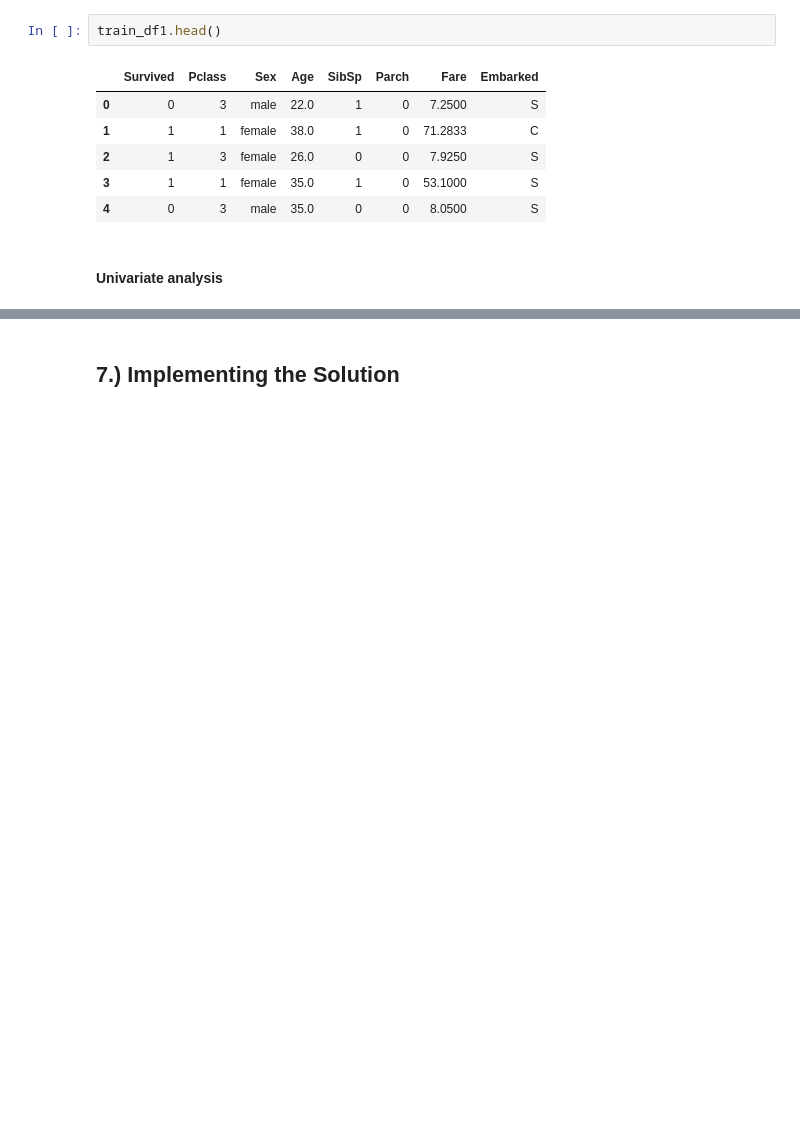
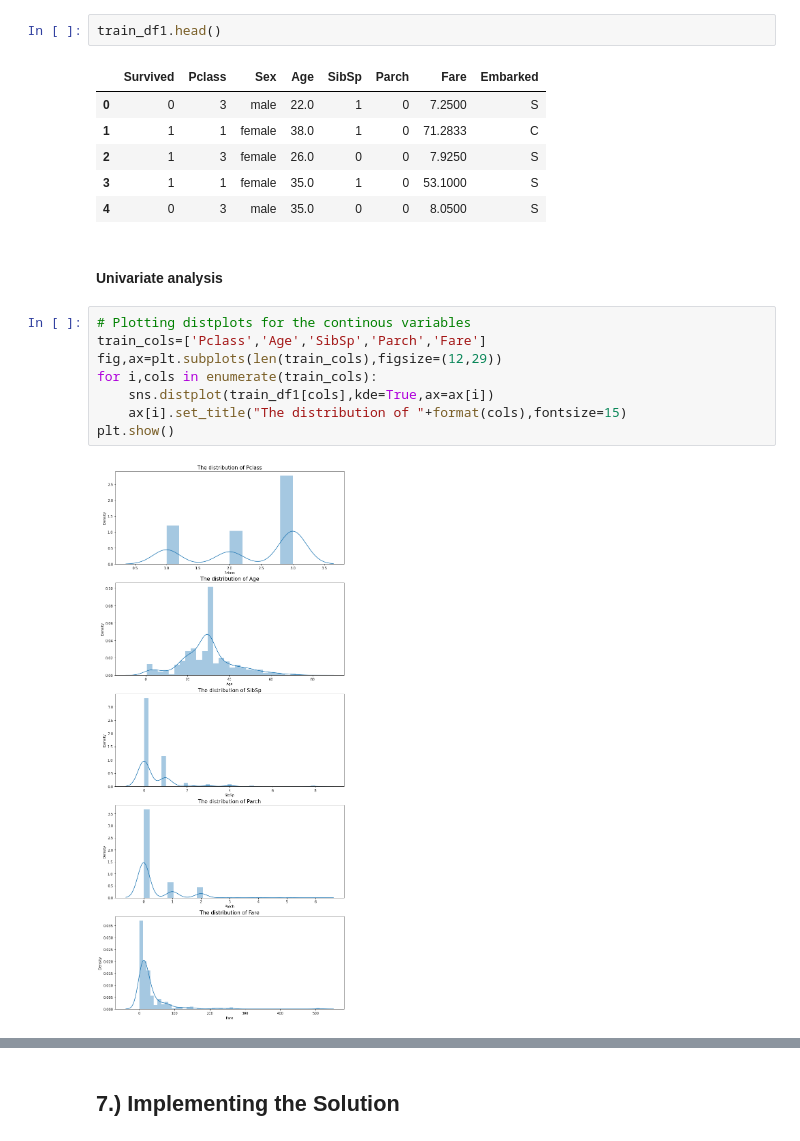
Before and after one commit to CHRISTINEMUTHEE/KNN-Naive_Bayes-_Classifier, a Jupyter notebook: KNN- Titanic Dataset.ipynb, the cells around one changed output, grey strips where cells are left out. Saved outputs shown, nothing was run; the diff lists cells and outputs as text; blank space fills up the shorter version.

```diff
--- a/KNN- Titanic Dataset.ipynb
+++ b/KNN- Titanic Dataset.ipynb
@@ -485,3 +488,13 @@ train_df1.head()
 | 4 | 0 | 3 | male | 35.0 | 0 | 0 | 8.0500 | S |
 # %% [markdown]
 #### Univariate analysis
+# %%
+# Plotting distplots for the continous variables
+train_cols=['Pclass','Age','SibSp','Parch','Fare']
+fig,ax=plt.subplots(len(train_cols),figsize=(12,29))
+for i,cols in enumerate(train_cols):
+    sns.distplot(train_df1[cols],kde=True,ax=ax[i])
+    ax[i].set_title("The distribution of "+format(cols),fontsize=15)
+plt.show()
+# %% [output]
+[figure, added]
```
Also changed, not shown: parts of 16 cells of this notebook.
